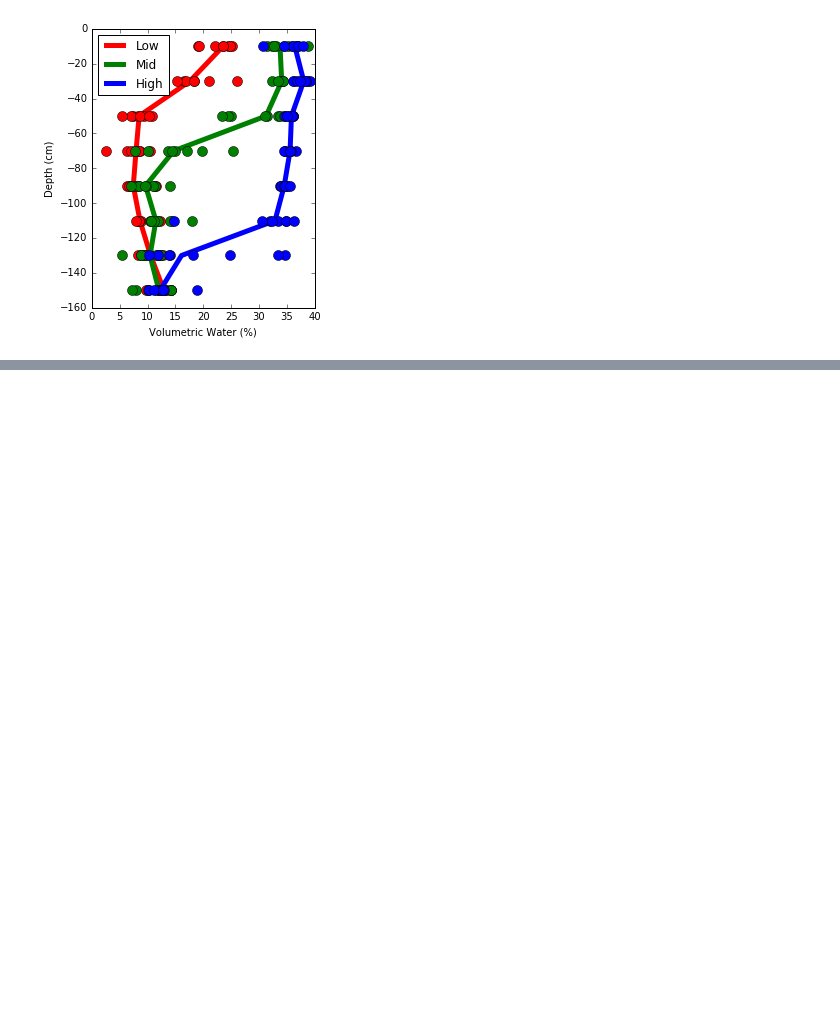
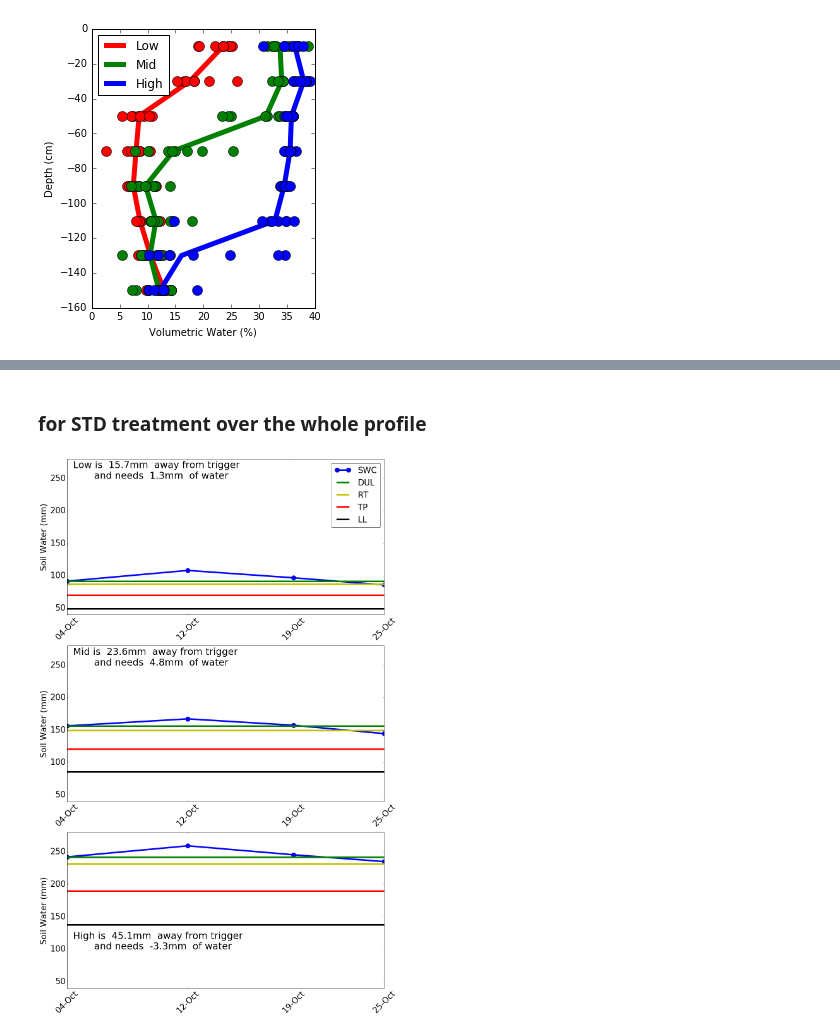
Before and after one commit to PlantandFoodResearch/MVI, a Jupyter notebook: RA1.3/GetSoilWaterData.ipynb, the cells around one changed output, grey strips where cells are left out. Saved outputs shown, nothing was run; the diff lists cells and outputs as text; code cells hidden in the pictures; blank space fills up the shorter version.

```diff
--- a/RA1.3/GetSoilWaterData.ipynb
+++ b/RA1.3/GetSoilWaterData.ipynb
@@ -151,0 +236,29 @@ for Date in ObsDates:
+# %%
+def GraphProfile(Irr):
+    SWCGraphs = plt.figure(figsize=(18,30))
+    Zones = ['Low','Mid','High']
+    lines = ['-o','--']
+    lws = [5,1]
+    yposs = [250,250,100]
+    for pan in [0,1,2]:
+        Pannel = SWCGraphs.add_subplot(3,1,pan+1)
+        plt.plot(ProfSWC.ix[:,(Zones[pan],Irr)],'-o',color='b',lw=5,label='SWC',ms=15)
+        Xs = [ProfSWC.index.min(),ProfSWC.index.max()]
+        plt.plot(Xs,[ProfileParams.loc['DUL',(Zones[pan],Irr)]]*2,'-',color='g',lw=5,label='DUL')
+        plt.plot(Xs,[ProfileParams.loc['RT',(Zones[pan],Irr)]]*2,'-',color='y',lw=5,label='RT')
+        plt.plot(Xs,[ProfileParams.loc['TP',(Zones[pan],Irr)]]*2,'-',color='r',lw=5,label='TP')
+        plt.plot(Xs,[ProfileParams.loc['LL',(Zones[pan],Irr)]]*2,'-',color='k',lw=5,label='LL')
+        Latest = ProfSWC.index.max()
+        IrrigNeeded = ProfileParams.loc['RT',(Zones[pan],Irr)] - ProfSWC.ix[Latest,(Zones[pan],Irr)]
+        AvailableWater = ProfSWC.ix[Latest,(Zones[pan],Irr)] - ProfileParams.loc['TP',(Zones[pan],Irr)]
+        plt.ylim(40,280)
+        plt.ylabel('Soil Water (mm)',fontsize=26)
+        plt.xticks(ProfSWC.index)
+        Pannel.xaxis.set_major_formatter(mdates.DateFormatter('%d-%b'))
+        plt.xticks(rotation=45)
+        plt.tick_params(labelsize=26)
+        tag = '  ' + Zones[pan] + ' is  ' '%.1f'%AvailableWater + 'mm  away from trigger \n'+\
+              '         and needs  ' + '%.1f'%IrrigNeeded + 'mm  of water'
+        plt.text(ProfSWC.index.min(),yposs[pan],tag,fontsize=30)
+        if pan == 0:
+            plt.legend(loc=1,fontsize=26)
@@ -151,0 +302,6 @@ for Date in ObsDates:
+# %% [markdown]
+### for STD treatment over the whole profile
+# %%
+GraphProfile('STD')
+# %% [output]
+[figure, added]
```
Also changed, not shown: parts of 30 cells of this notebook.
